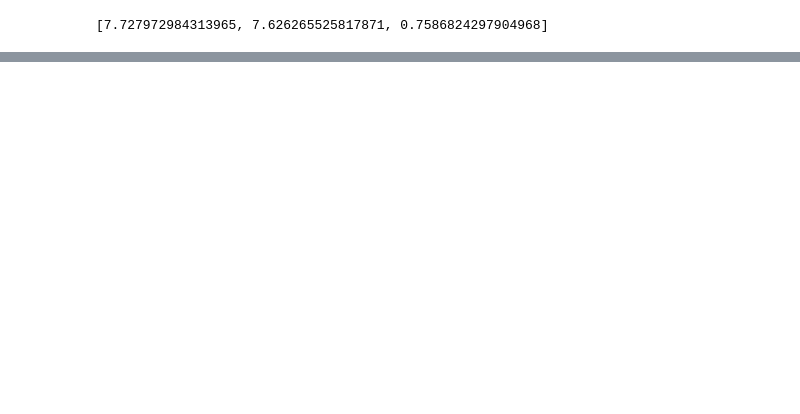
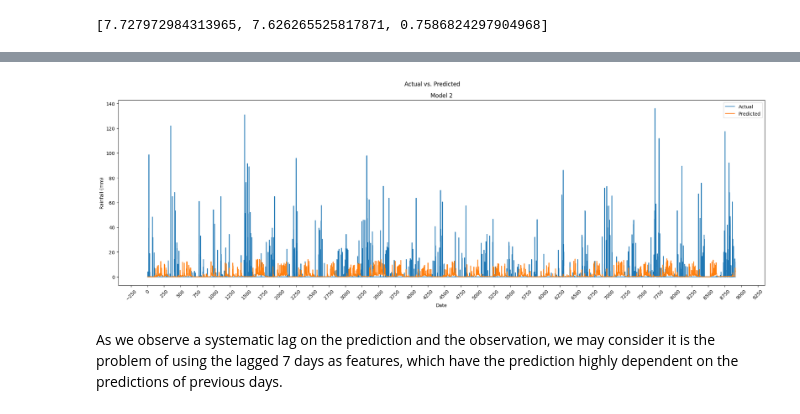
Before and after one commit to pippahtlin/Extreme-Precipitation, a Jupyter notebook: orisoi_daily.ipynb, the cells around one changed output, grey strips where cells are left out. Drawn from its saved outputs; the diff is of its cells as text; code cells hidden in the pictures; blank space fills up the shorter version.

```diff
--- a/orisoi_daily.ipynb
+++ b/orisoi_daily.ipynb
@@ -299,3 +336,13 @@ Loss: 8.495892524719238，MSE: 8.394185066223145, AUC: 0.7678706049919128
 - Validation:
 Loss: 12.705231666564941，MSE: 12.603524208068848, AUC: 0.49898356199264526
 - [7.727972984313965, 7.626265525817871, 0.7586824297904968]
+# %%
+model2 = load_model('/content/orisoi_ver2.h5')
+# %%
+validation_predictions = model2.predict(X_val)
+validation_predictions = sc.inverse_transform(validation_predictions)
+validation_actual = sc.inverse_transform(y_val.reshape(-1,1))
+
+# Create a dataset to compare
+validation_compare = pd.DataFrame({'Actual': validation_actual.flatten(), 'Predicted': validation_predictions.flatten()})
+validation_compare.head(20)
@@ -301,0 +368,21 @@ Loss: 12.705231666564941，MSE: 12.603524208068848, AUC: 0.49898356199264526
+# %%
+plt.figure(figsize=(20, 7))
+plt.xticks(rotation=45)
+plt.gca().xaxis.set_major_locator(MaxNLocator(nbins=40))
+
+plt.plot(validation_compare['Actual'])
+plt.plot(validation_compare['Predicted'])
+plt.legend(['Actual', 'Predicted'])
+plt.suptitle("Actual vs. Predicted")
+plt.title("Model 2")
+plt.xlabel('Date')
+plt.ylabel('Rainfall (mm)')
+plt.tight_layout()
+
+plt.savefig('compare_upper1.png')
+
+plt.show()
+# %% [output]
+[figure, added]
+# %% [markdown]
+As we observe a systematic lag on the prediction and the observation, we may consider it is the problem of using the lagged 7 days as features, which have the prediction highly dependent on the predictions of previous days.
```
Also changed, not shown: parts of 11 cells of this notebook.
